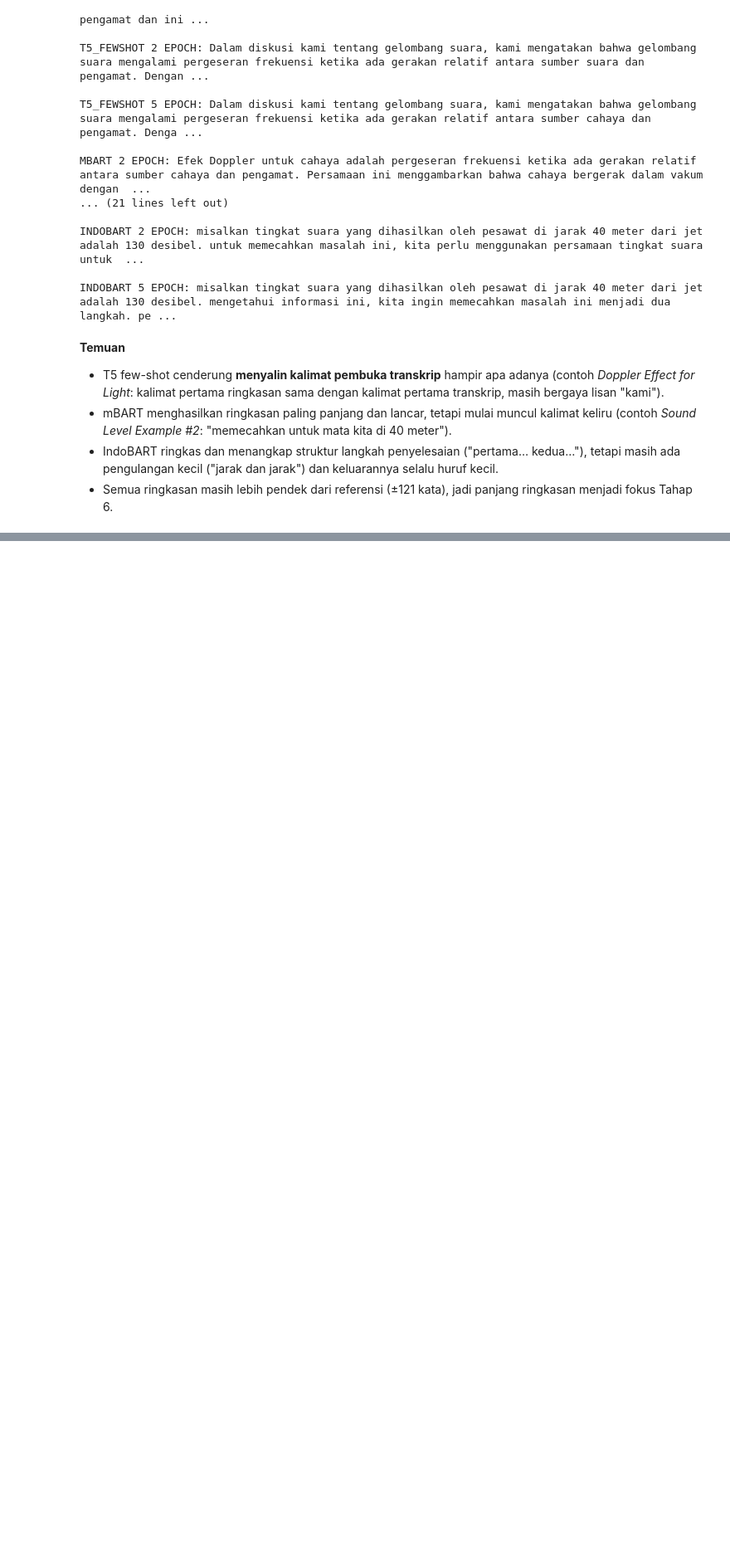
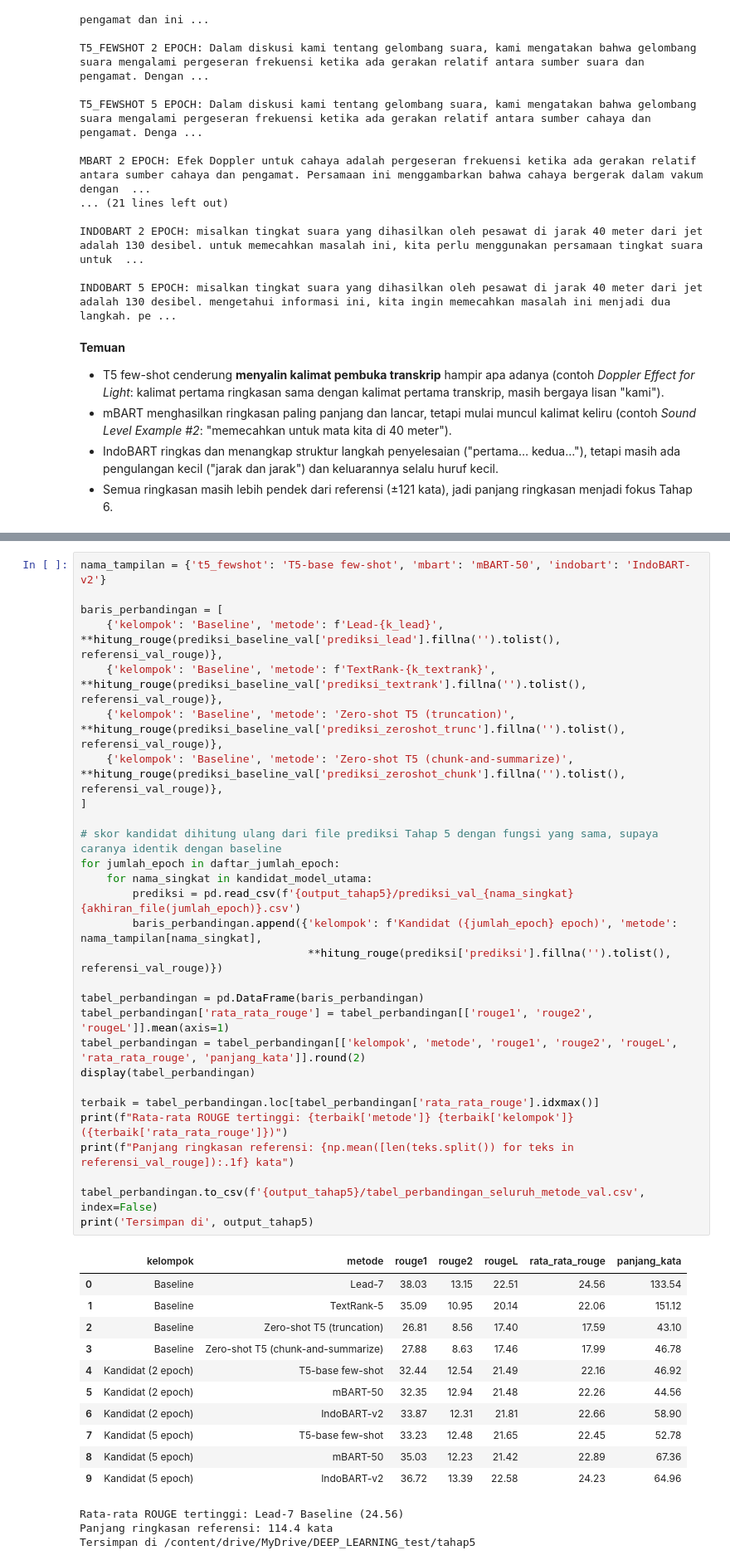
Before and after one commit to IRay3477/Pengembangan-Model-Deep-Learning-dan-Implementasi-API, a Jupyter notebook: Deep_Learning_Peringkasan_Otomatis_Video_Kuliah_Bahasa_Indonesia.ipynb, the cells around one changed output, grey strips where cells are left out. Shown at 83% size. Cells and saved outputs as stored; diff of their text form; blank space fills up the shorter version.

```diff
--- a/Deep_Learning_Peringkasan_Otomatis_Video_Kuliah_Bahasa_Indonesia.ipynb
+++ b/Deep_Learning_Peringkasan_Otomatis_Video_Kuliah_Bahasa_Indonesia.ipynb
@@ -1838,0 +1862,43 @@ INDOBART 5 EPOCH: misalkan tingkat suara yang dihasilkan oleh pesawat di jarak 4
+# %%
+nama_tampilan = {'t5_fewshot': 'T5-base few-shot', 'mbart': 'mBART-50', 'indobart': 'IndoBART-v2'}
+
+baris_perbandingan = [
+    {'kelompok': 'Baseline', 'metode': f'Lead-{k_lead}', **hitung_rouge(prediksi_baseline_val['prediksi_lead'].fillna('').tolist(), referensi_val_rouge)},
+    {'kelompok': 'Baseline', 'metode': f'TextRank-{k_textrank}', **hitung_rouge(prediksi_baseline_val['prediksi_textrank'].fillna('').tolist(), referensi_val_rouge)},
+    {'kelompok': 'Baseline', 'metode': 'Zero-shot T5 (truncation)', **hitung_rouge(prediksi_baseline_val['prediksi_zeroshot_trunc'].fillna('').tolist(), referensi_val_rouge)},
+    {'kelompok': 'Baseline', 'metode': 'Zero-shot T5 (chunk-and-summarize)', **hitung_rouge(prediksi_baseline_val['prediksi_zeroshot_chunk'].fillna('').tolist(), referensi_val_rouge)},
+]
+
+# skor kandidat dihitung ulang dari file prediksi Tahap 5 dengan fungsi yang sama, supaya caranya identik dengan baseline
+for jumlah_epoch in daftar_jumlah_epoch:
+    for nama_singkat in kandidat_model_utama:
+        prediksi = pd.read_csv(f'{output_tahap5}/prediksi_val_{nama_singkat}{akhiran_file(jumlah_epoch)}.csv')
+        baris_perbandingan.append({'kelompok': f'Kandidat ({jumlah_epoch} epoch)', 'metode': nama_tampilan[nama_singkat],
+                                   **hitung_rouge(prediksi['prediksi'].fillna('').tolist(), referensi_val_rouge)})
+
+tabel_perbandingan = pd.DataFrame(baris_perbandingan)
+tabel_perbandingan['rata_rata_rouge'] = tabel_perbandingan[['rouge1', 'rouge2', 'rougeL']].mean(axis=1)
+tabel_perbandingan = tabel_perbandingan[['kelompok', 'metode', 'rouge1', 'rouge2', 'rougeL', 'rata_rata_rouge', 'panjang_kata']].round(2)
+display(tabel_perbandingan)
+
+terbaik = tabel_perbandingan.loc[tabel_perbandingan['rata_rata_rouge'].idxmax()]
+print(f"Rata-rata ROUGE tertinggi: {terbaik['metode']} {terbaik['kelompok']} ({terbaik['rata_rata_rouge']})")
+print(f"Panjang ringkasan referensi: {np.mean([len(teks.split()) for teks in referensi_val_rouge]):.1f} kata")
+
+tabel_perbandingan.to_csv(f'{output_tahap5}/tabel_perbandingan_seluruh_metode_val.csv', index=False)
+print('Tersimpan di', output_tahap5)
+# %% [output]
+|  | kelompok | metode | rouge1 | rouge2 | rougeL | rata_rata_rouge | panjang_kata |
+| 0 | Baseline | Lead-7 | 38.03 | 13.15 | 22.51 | 24.56 | 133.54 |
+| 1 | Baseline | TextRank-5 | 35.09 | 10.95 | 20.14 | 22.06 | 151.12 |
+| 2 | Baseline | Zero-shot T5 (truncation) | 26.81 | 8.56 | 17.40 | 17.59 | 43.10 |
+| 3 | Baseline | Zero-shot T5 (chunk-and-summarize) | 27.88 | 8.63 | 17.46 | 17.99 | 46.78 |
+| 4 | Kandidat (2 epoch) | T5-base few-shot | 32.44 | 12.54 | 21.49 | 22.16 | 46.92 |
+| 5 | Kandidat (2 epoch) | mBART-50 | 32.35 | 12.94 | 21.48 | 22.26 | 44.56 |
+| 6 | Kandidat (2 epoch) | IndoBART-v2 | 33.87 | 12.31 | 21.81 | 22.66 | 58.90 |
+| 7 | Kandidat (5 epoch) | T5-base few-shot | 33.23 | 12.48 | 21.65 | 22.45 | 52.78 |
+| 8 | Kandidat (5 epoch) | mBART-50 | 35.03 | 12.23 | 21.42 | 22.89 | 67.36 |
+| 9 | Kandidat (5 epoch) | IndoBART-v2 | 36.72 | 13.39 | 22.58 | 24.23 | 64.96 |
+Rata-rata ROUGE tertinggi: Lead-7 Baseline (24.56)
+Panjang ringkasan referensi: 114.4 kata
+Tersimpan di /content/drive/MyDrive/DEEP_LEARNING_test/tahap5
```
Also changed, not shown: parts of 26 cells of this notebook.
